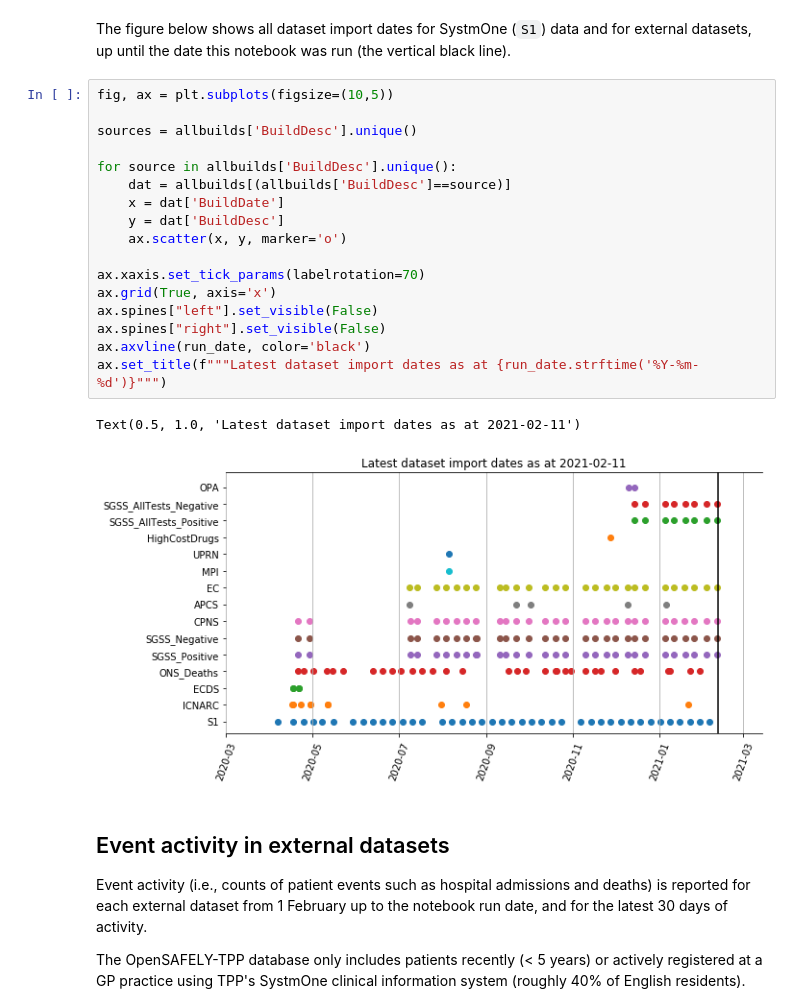
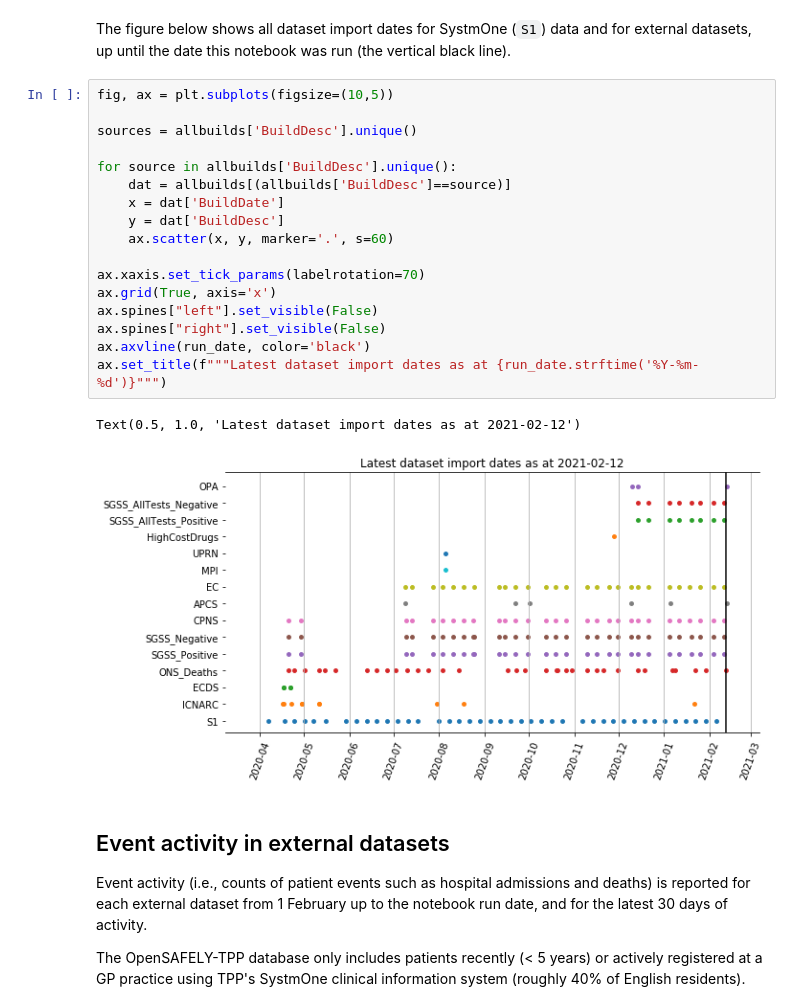
Before and after one commit to opensafely/database-notebooks, a Jupyter notebook: notebooks/database-builds.ipynb, the cells around one changed output. Drawn from its saved outputs; the diff is of its cells as text.

```diff
--- a/notebooks/database-builds.ipynb
+++ b/notebooks/database-builds.ipynb
@@ -123,23 +123,23 @@ The figure below shows all dataset import dates for SystmOne (`S1`) data and for
 # %%
 fig, ax = plt.subplots(figsize=(10,5))
 
 sources = allbuilds['BuildDesc'].unique()
 
 for source in allbuilds['BuildDesc'].unique():
     dat = allbuilds[(allbuilds['BuildDesc']==source)]
     x = dat['BuildDate']
     y = dat['BuildDesc']
-    ax.scatter(x, y, marker='o')
+    ax.scatter(x, y, marker='.', s=60)
 
 ax.xaxis.set_tick_params(labelrotation=70)
 ax.grid(True, axis='x')
 ax.spines["left"].set_visible(False)
 ax.spines["right"].set_visible(False)
 ax.axvline(run_date, color='black')
 ax.set_title(f"""Latest dataset import dates as at {run_date.strftime('%Y-%m-%d')}""")
 # %% [output]
-Text(0.5, 1.0, 'Latest dataset import dates as at 2021-02-11')
+Text(0.5, 1.0, 'Latest dataset import dates as at 2021-02-12')
-[figure, old version]
+[figure, new version]
 # %% [markdown]
 ## Event activity in external datasets
 
```
Also changed, not shown: parts of 5 cells of this notebook, 1 other file.
